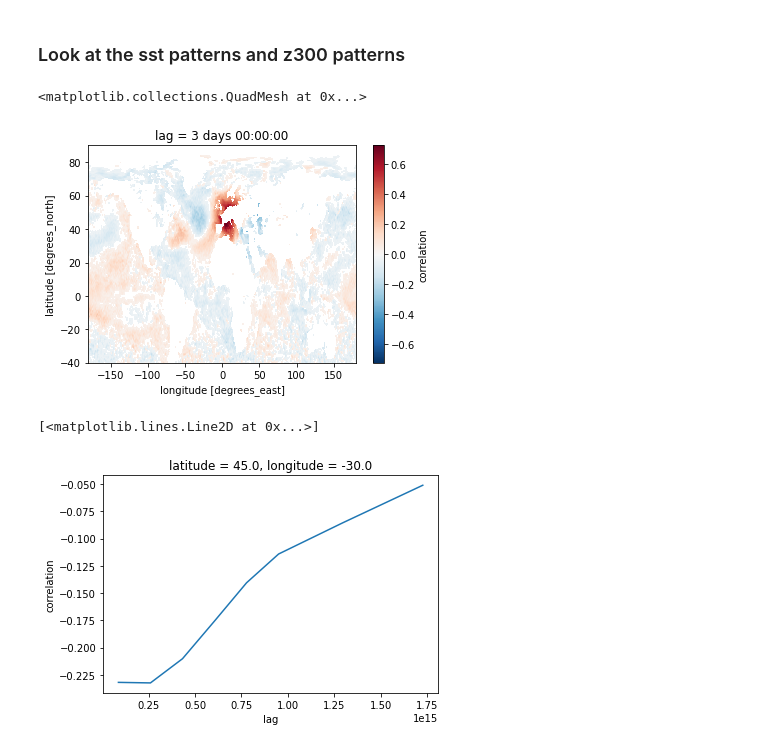
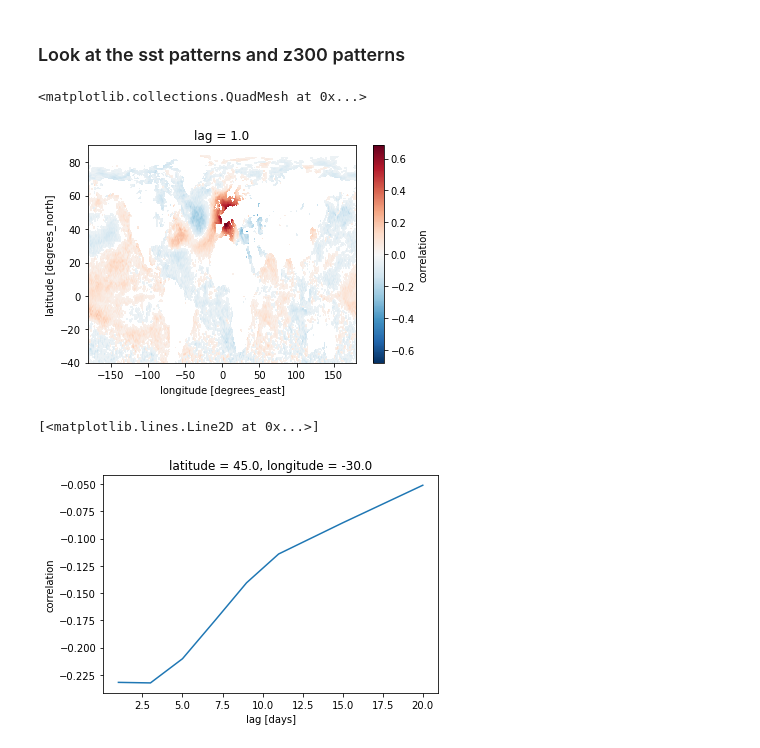
Before and after one commit to chiemvs/Weave, a Jupyter notebook: notebooks/Rank_correlations.ipynb, the cells around one changed output. Drawn from its saved outputs; the diff is of its cells as text; code cells hidden in the pictures.

```diff
--- a/notebooks/Rank_correlations.ipynb
+++ b/notebooks/Rank_correlations.ipynb
@@ -19,15 +26,15 @@ reduced.plot()
 # %% [markdown]
 ### Look at the sst patterns and z300 patterns
 # %%
-sstcorr = xr.open_dataarray(HOMEDIR / 'correlation_roll_spearman/sst_nhplus.5.corr.nc')
-z300corr = xr.open_dataarray(HOMEDIR / 'correlation_roll_spearman/z300_nhmin.5.corr.nc')
+sstcorr = xr.open_dataarray(HOMEDIR / 'correlation_roll_spearman/sst_nhplus.5.corr.nc', decode_times = False)
+z300corr = xr.open_dataarray(HOMEDIR / 'correlation_roll_spearman/z300_nhmin.5.corr.nc', decode_times = False)
 # %%
-sstcorr[1].plot()
+sstcorr[0].plot()
 # %% [output]
 <matplotlib.collections.QuadMesh at 0x...>
-[figure, old version]
+[figure, new version]
 # %%
 sstcorr.sel(latitude = 45, longitude = -30, method = 'nearest').plot()
 # %% [output]
 [<matplotlib.lines.Line2D at 0x...>]
-[figure, old version]
+[figure, new version]
```
Also changed, not shown: parts of 39 cells of this notebook.
